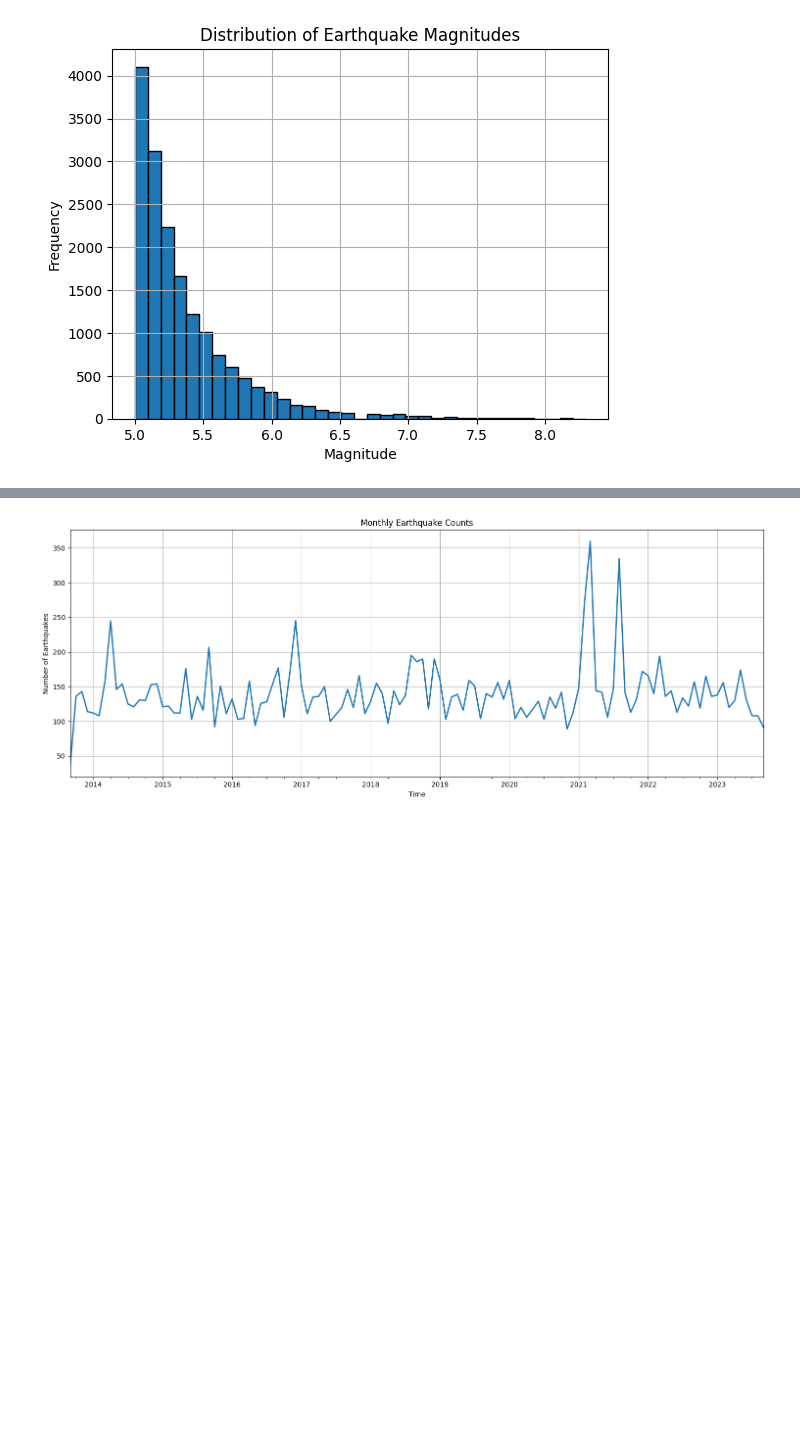
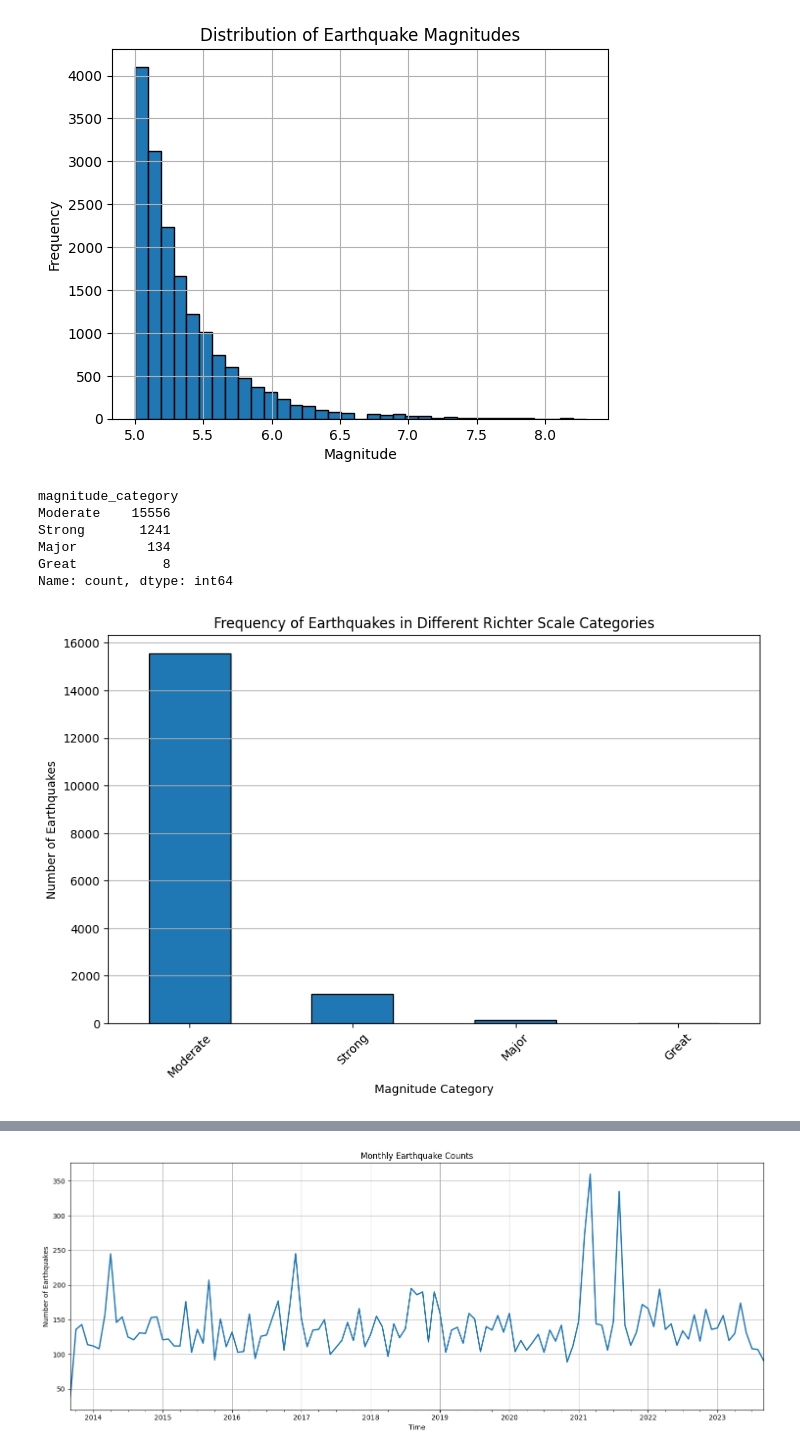
Before and after one commit to hachemB/ICT605, a Jupyter notebook: USGS_API_Global_GeoJSON.ipynb, the cells around one changed output, grey strips where cells are left out. Saved outputs shown, nothing was run; the diff lists cells and outputs as text; code cells hidden in the pictures; blank space fills up the shorter version.

```diff
--- a/USGS_API_Global_GeoJSON.ipynb
+++ b/USGS_API_Global_GeoJSON.ipynb
@@ -136,3 +146,31 @@ plt.title('Distribution of Earthquake Magnitudes')
 plt.show()
 # %% [output]
 [figure]
+# %%
+# Categorizing earthquakes based on magnitude
+categories = ["Moderate", "Strong", "Major", "Great"]
+bins = [5.0, 6.0, 7.0, 8.0, np.inf]
+gdf['magnitude_category'] = pd.cut(gdf['mag'], bins=bins, labels=categories, right=False)
+
+# Determining the frequency for each category
+frequency = gdf['magnitude_category'].value_counts().sort_index()
+
+print(frequency)
+
+# Optional: Plotting the frequencies
+plt.figure(figsize=(10, 6))
+frequency.plot(kind='bar', edgecolor='black')
+plt.title('Frequency of Earthquakes in Different Richter Scale Categories')
+plt.xlabel('Magnitude Category')
+plt.ylabel('Number of Earthquakes')
+plt.xticks(rotation=45)
+plt.grid(axis='y')
+plt.show()
+# %% [output]
+magnitude_category
+Moderate    15556
+Strong       1241
+Major         134
+Great           8
+Name: count, dtype: int64
+[figure, added]
```
Also changed, not shown: parts of 21 cells of this notebook, 4 other files.
